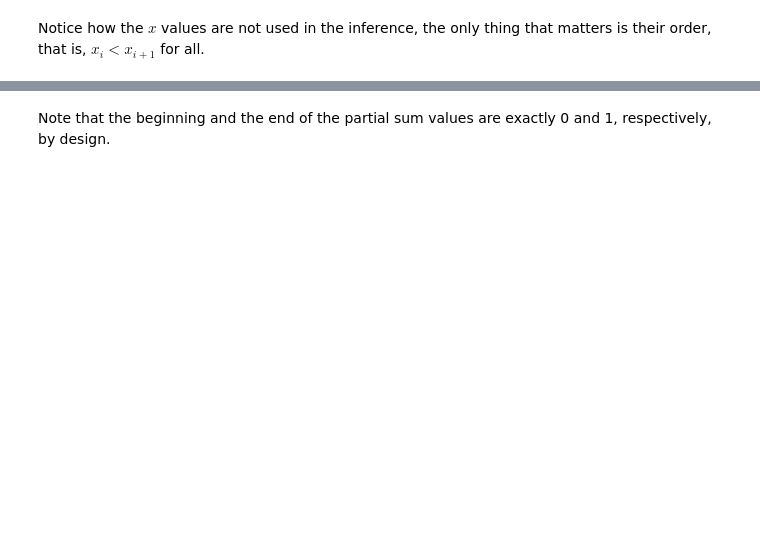
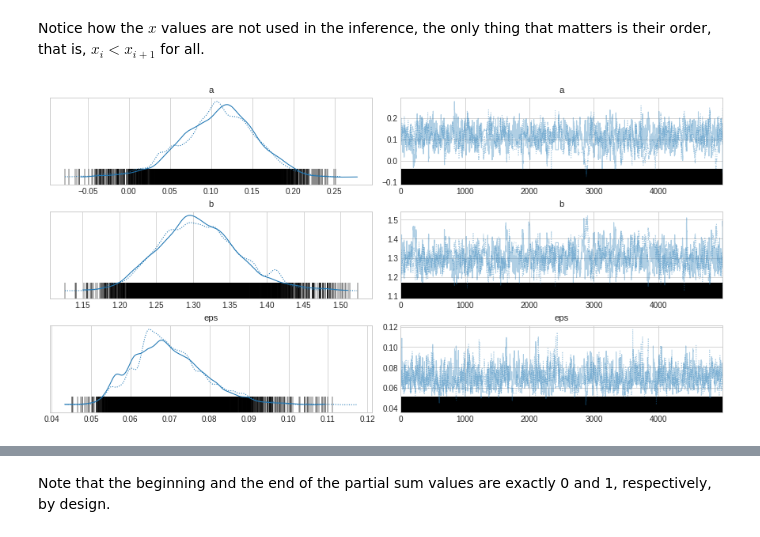
Before and after one commit to petrushev/bayesian-modeling, a Jupyter notebook: 06 monotone/monotone-dirichlet.ipynb, the cells around one changed output, grey strips where cells are left out. Saved outputs shown, nothing was run; the diff lists cells and outputs as text; code cells hidden in the pictures; blank space fills up the shorter version.

```diff
--- a/06 monotone/monotone-dirichlet.ipynb
+++ b/06 monotone/monotone-dirichlet.ipynb
@@ -98,3 +103,8 @@ There were 2 divergences after tuning. Increase `target_accept` or reparameteriz
 # %% [markdown]
 Notice how the $x$ values are not used in the inference, the only thing that matters is their order, that is, $x_i < x_{i+1} $ for all.
+# %%
+az.plot_trace(m1.trace, var_names=['a', 'b', 'eps'])
+None
+# %% [output]
+[figure, added]
 # %%
```
Also changed, not shown: parts of 11 cells of this notebook, 3 other files.
